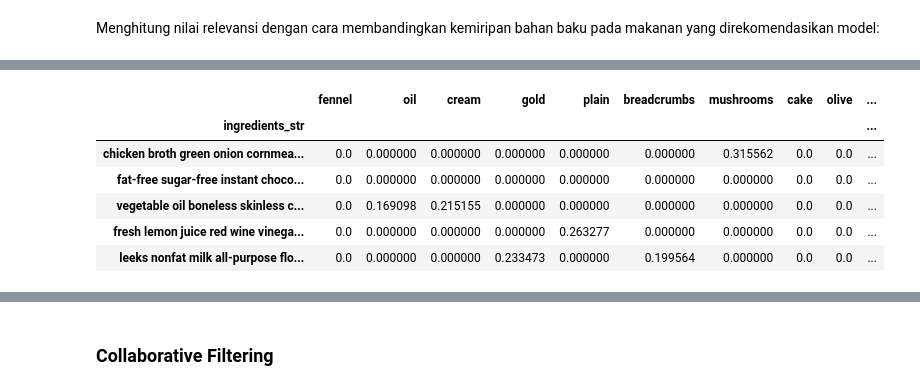
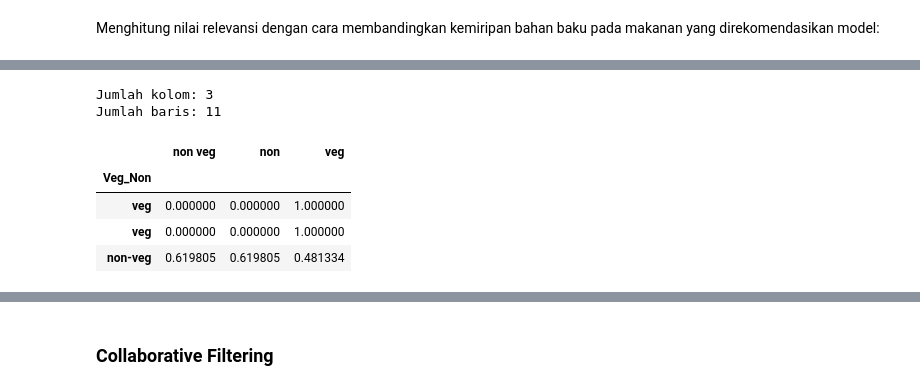
Before and after one commit to Sulbae/OlahGizi-Project, a Jupyter notebook: Food Recommender/notebook.ipynb, the cells around one changed output, grey strips where cells are left out. Drawn from its saved outputs; the diff is of its cells as text; code cells hidden in the pictures.

```diff
--- a/Food Recommender/notebook.ipynb
+++ b/Food Recommender/notebook.ipynb
@@ -882,10 +907,8 @@ perbandingan_df
 # %% [markdown]
 Menghitung nilai relevansi dengan cara membandingkan kemiripan bahan baku pada makanan yang direkomendasikan model:
 # %%
-vectorizer = TfidfVectorizer(stop_words='english', ngram_range=(1,1))
+vectorizer = TfidfVectorizer(stop_words='english', ngram_range=(1,2))
-# %%
-perbandingan_df['ingredients'] = perbandingan_df['ingredients'].apply(lambda x: ' '.join(x))
 # %%
-vectorizer.fit(perbandingan_df['ingredients'])
+vectorizer.fit(perbandingan_df['Veg_Non'])
 
 bahan = vectorizer.get_feature_names_out()
@@ -916,23 +919,32 @@ array(['alfalfa', 'almonds', 'baby', 'basil', 'beans', 'beef', 'black',
 # %%
-tfidf_bahan = vectorizer.fit_transform(perbandingan_df['ingredients'])
+tfidf_bahan = vectorizer.fit_transform(perbandingan_df['Veg_Non'])
 tfidf_bahan.todense()
 
 eval_cos_sim = cosine_similarity(tfidf_bahan[0:1], tfidf_bahan)
 
 perbandingan_df['Skor Relevansi'] = eval_cos_sim.flatten()
+# %%
+print(f"Jumlah kolom: {tfidf_bahan.shape[1]}")
+print(f"Jumlah baris: {tfidf_bahan.shape[0]}")
+# %% [output]
+Jumlah kolom: 3
+Jumlah baris: 11
 # %%
-pd.DataFrame(tfidf_bahan.todense(),
+bahan_matrix = pd.DataFrame(tfidf_bahan.todense(),
              columns=bahan,
-             index=perbandingan_df.ingredients_str
-             ).sample(10, axis=1).sample(5, axis=0)
+             index=perbandingan_df.Veg_Non
+)
+
+n_cols = min(5, bahan_matrix.shape[1])  # Sampel kolom
+n_rows = min(3, bahan_matrix.shape[0])  # Sampel baris
+
+bahan_matrix.sample(n_cols, axis=1).sample(n_rows, axis=0)
 # %% [output]
-|  | fennel | oil | cream | gold | plain | breadcrumbs | mushrooms | cake | olive | ... |
-| ingredients_str |  |  |  |  |  |  |  |  |  | ... |
-| chicken broth green onion cornmea... | 0.0 | 0.000000 | 0.000000 | 0.000000 | 0.000000 | 0.000000 | 0.315562 | 0.0 | 0.0 | ... |
-| fat-free sugar-free instant choco... | 0.0 | 0.000000 | 0.000000 | 0.000000 | 0.000000 | 0.000000 | 0.000000 | 0.0 | 0.0 | ... |
-| vegetable oil boneless skinless c... | 0.0 | 0.169098 | 0.215155 | 0.000000 | 0.000000 | 0.000000 | 0.000000 | 0.0 | 0.0 | ... |
-| fresh lemon juice red wine vinega... | 0.0 | 0.000000 | 0.000000 | 0.000000 | 0.263277 | 0.000000 | 0.000000 | 0.0 | 0.0 | ... |
-| leeks nonfat milk all-purpose flo... | 0.0 | 0.000000 | 0.000000 | 0.233473 | 0.000000 | 0.199564 | 0.000000 | 0.0 | 0.0 | ... |
+|  | non veg | non | veg |
+| Veg_Non |  |  |  |
+| veg | 0.000000 | 0.000000 | 1.000000 |
+| veg | 0.000000 | 0.000000 | 1.000000 |
+| non-veg | 0.619805 | 0.619805 | 0.481334 |
 # %%
 perbandingan_df
 # %% [output]
```
Also changed, not shown: parts of 24 cells of this notebook, 1 other file.
